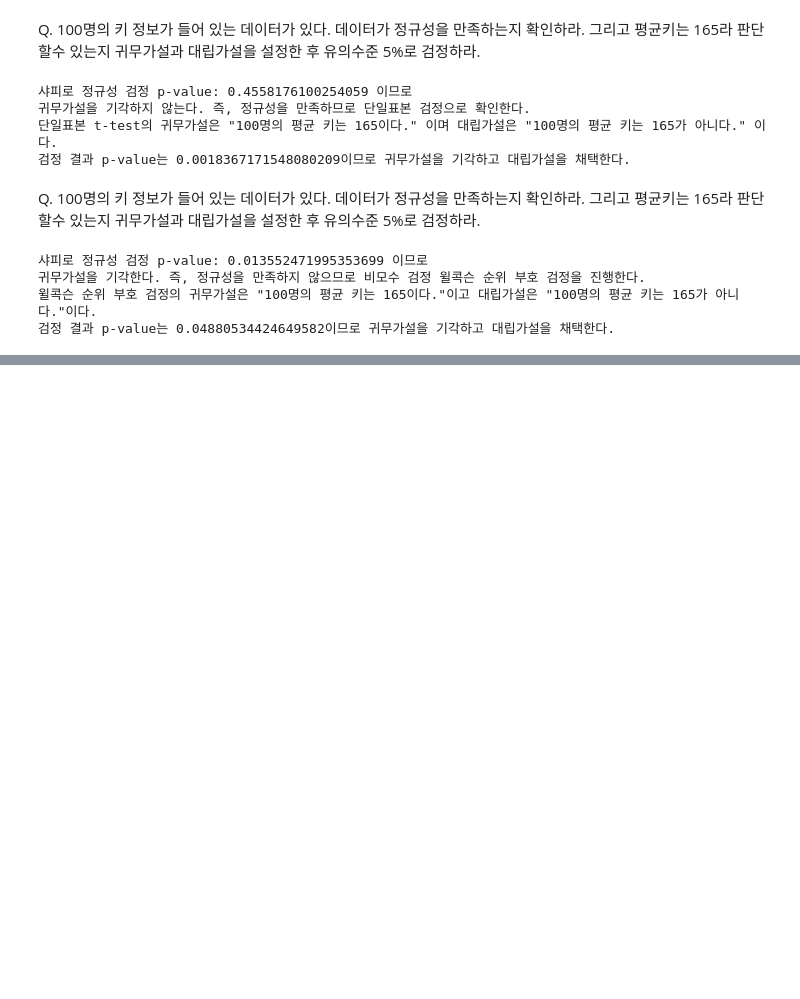
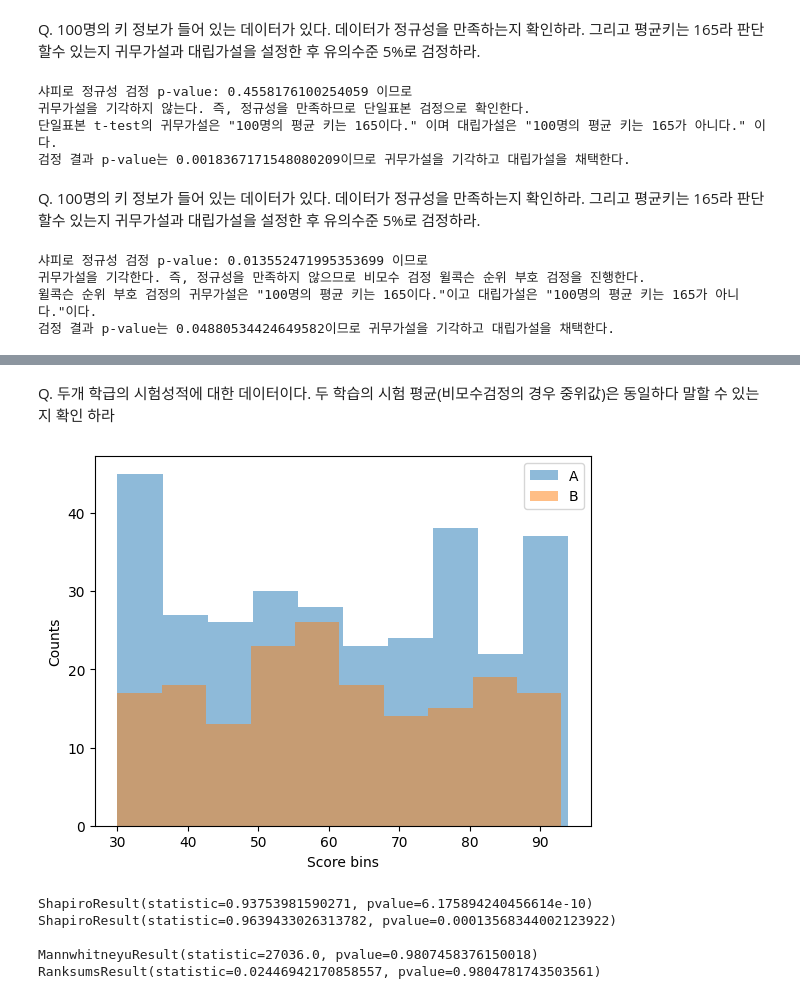
Before and after one commit to HyunJW/Pandas_practice, a Jupyter notebook: 빅분기실기연습/작업_3유형.ipynb, the cells around one changed output, grey strips where cells are left out. Drawn from its saved outputs; the diff is of its cells as text; code cells hidden in the pictures; blank space fills up the shorter version.

```diff
--- a/빅분기실기연습/작업_3유형.ipynb
+++ b/빅분기실기연습/작업_3유형.ipynb
@@ -165,0 +321,33 @@ else:
+# %% [markdown]
+Q. 두개 학급의 시험성적에 대한 데이터이다. 두 학습의 시험 평균(비모수검정의 경우 중위값)은 동일하다 말할 수 있는지 확인 하라
+# %%
+import pandas as pd
+import matplotlib.pyplot as plt
+df = pd.read_csv('https://raw.githubusercontent.com/Datamanim/datarepo/main/scipy/scipy5.csv')
+
+plt.hist(df['A'],alpha=0.5,label='A')
+plt.hist(df['B'].dropna(),alpha=0.5,label="B")
+plt.xlabel('Score bins')
+plt.ylabel('Counts')
+plt.legend()
+plt.show()
+# %% [output]
+[figure, added]
+# %%
+from scipy.stats import shapiro
+print(shapiro(df.A))
+print(shapiro(df.B.dropna()))
+# shapiro 검정 결과 귀무가설("정규성을 가진다.")는 기각한다. 즉, 정규성을 위배한다. 그러므로 비모수 검정을 실시한다.
+
+from scipy.stats import mannwhitneyu, ranksums
+print()
+print(mannwhitneyu(df.A, df.B.dropna()))
+print(ranksums(df.A, df.B.dropna()))
+# Mann-Whitney U test 결과 p-value는 0.05보다 크므로 귀무가설("중위값은 같다")를 기각할 수 없다. 따라서 두 그룹의 중위값은 같다.
+# 윌콕슨 순위합 검정에서도 결과는 같다.
+# %% [output]
+ShapiroResult(statistic=0.93753981590271, pvalue=6.175894240456614e-10)
+ShapiroResult(statistic=0.9639433026313782, pvalue=0.00013568344002123922)
+
+MannwhitneyuResult(statistic=27036.0, pvalue=0.9807458376150018)
+RanksumsResult(statistic=0.02446942170858557, pvalue=0.9804781743503561)
```
Also changed, not shown: parts of 21 cells of this notebook.
